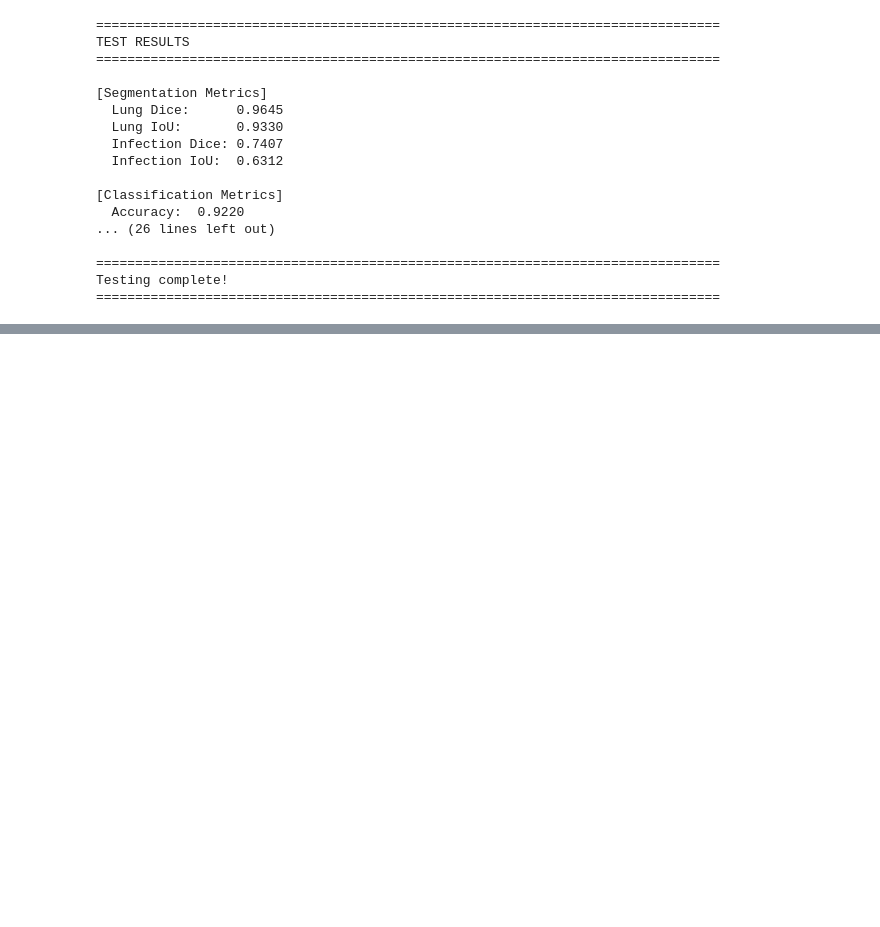
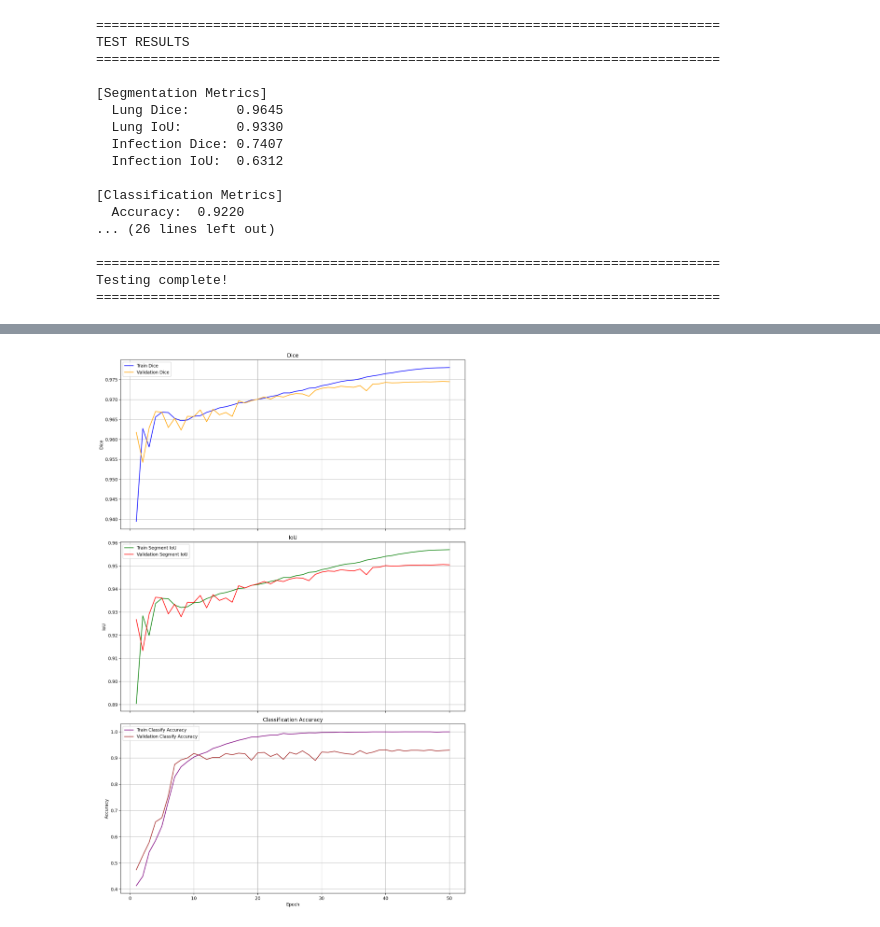
Before and after one commit to ZenHKD/mlmed2026, a Jupyter notebook: practice3/COVID19.ipynb, the cells around one changed output, grey strips where cells are left out. Drawn from its saved outputs; the diff is of its cells as text; code cells hidden in the pictures; blank space fills up the shorter version.

```diff
--- a/practice3/COVID19.ipynb
+++ b/practice3/COVID19.ipynb
@@ -129,0 +183,32 @@ Testing complete!
+# %%
+fig, axes = plt.subplots(3, 1, figsize=(12, 18), dpi=200, sharex=True)
+
+# 1. Dice
+axes[0].plot(epoch1, train_dice1, label='Train Dice', color='blue')
+axes[0].plot(epoch1, val_dice1, label='Validation Dice', color='orange')
+axes[0].set_ylabel('Dice')
+axes[0].set_title('Dice')
+axes[0].grid(True)
+axes[0].legend()
+
+# 2. IoU
+axes[1].plot(epoch1, train_iou1, label='Train Segment IoU', color='green')
+axes[1].plot(epoch1, val_iou1, label='Validation Segment IoU', color='red')
+axes[1].set_ylabel('IoU')
+axes[1].set_title('IoU')
+axes[1].grid(True)
+axes[1].legend()
+
+# 3. Classification Accuracy
+axes[2].plot(epoch1, train_acc1, label='Train Classify Accuracy', color='purple')
+axes[2].plot(epoch1, val_acc1, label='Validation Classify Accuracy', color='brown')
+axes[2].set_xlabel('Epoch')
+axes[2].set_ylabel('Accuracy')
+axes[2].set_title('Classification Accuracy')
+axes[2].grid(True)
+axes[2].legend()
+
+plt.tight_layout()
+plt.show()
+# %% [output]
+[figure, added]
```
Also changed, not shown: parts of 5 cells of this notebook, 7 other files.
